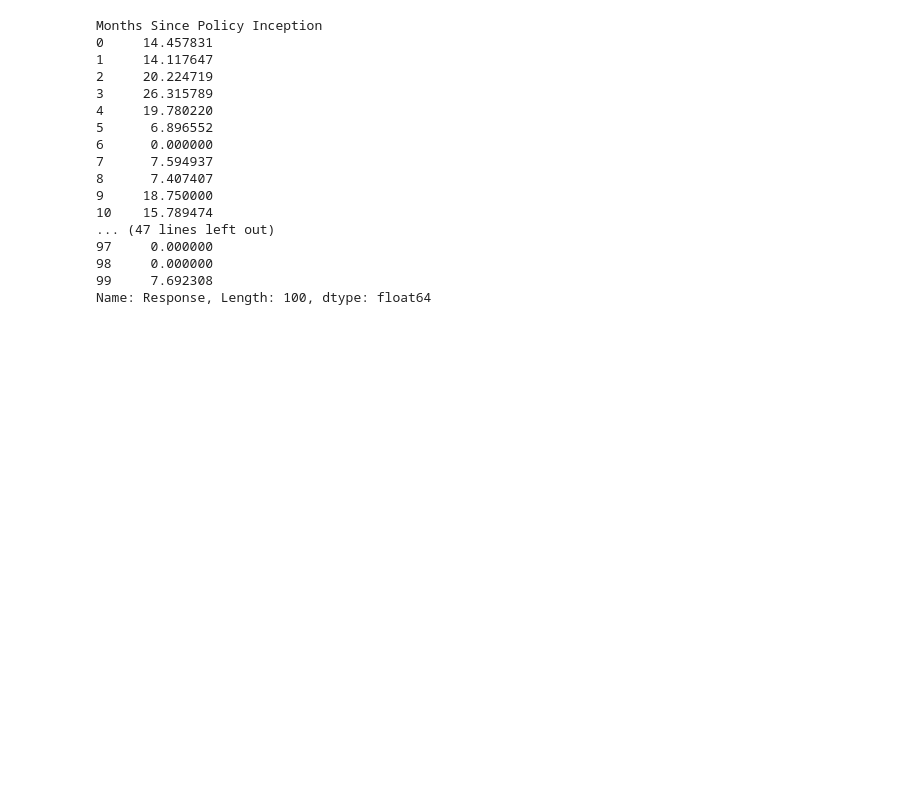
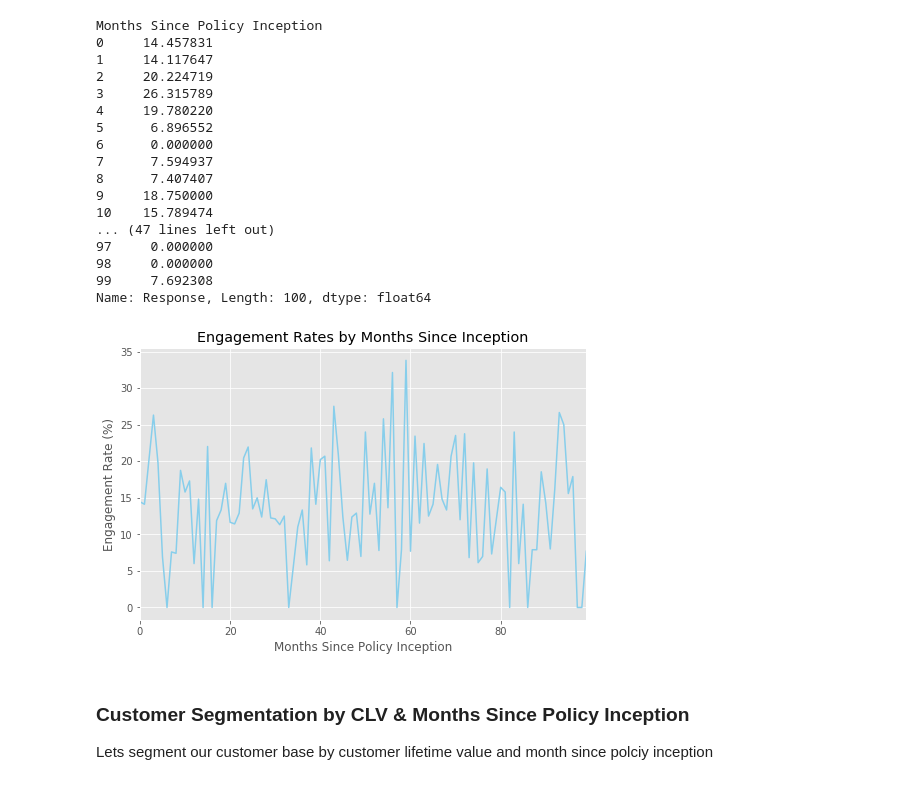
Before and after one commit to mwon3919/Data_Science_Projects, a Jupyter notebook: Customer_Analytics/Customer Analytics.ipynb, the cells around one changed output. Cells and saved outputs as stored; diff of their text form; code cells hidden in the pictures; blank space fills up the shorter version.

Commit message:
final custom analy

```diff
--- a/Customer_Analytics/Customer Analytics.ipynb
+++ b/Customer_Analytics/Customer Analytics.ipynb
@@ -263,8 +263,16 @@ Months Since Policy Inception
 Name: Response, Length: 100, dtype: float64
 # %%
 ax4 = bmsi_df.fillna(0).plot(
-    figsize=(5,5),
+    figsize=(8,5),
     title = 'Engagement Rates by Months Since Inception',
     color = 'skyblue')
 
-ax4.set_xlabel('Months Since Policy Inceptio')
+ax4.set_xlabel('Months Since Policy Inception')
+ax4.set_ylabel('Engagement Rate (%)')
+plt.show()
+# %% [output]
+[figure, added]
+# %% [markdown]
+### Customer Segmentation by CLV & Months Since Policy Inception
+
+Lets segment our customer base by customer lifetime value and month since polciy inception
```
Also changed, not shown: parts of 12 cells of this notebook.
